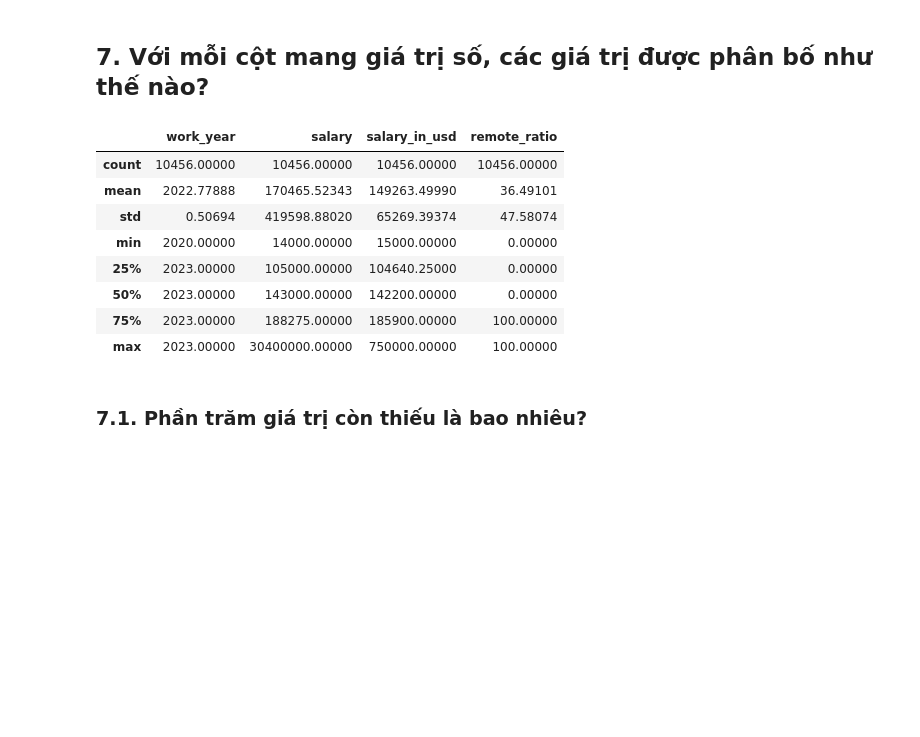
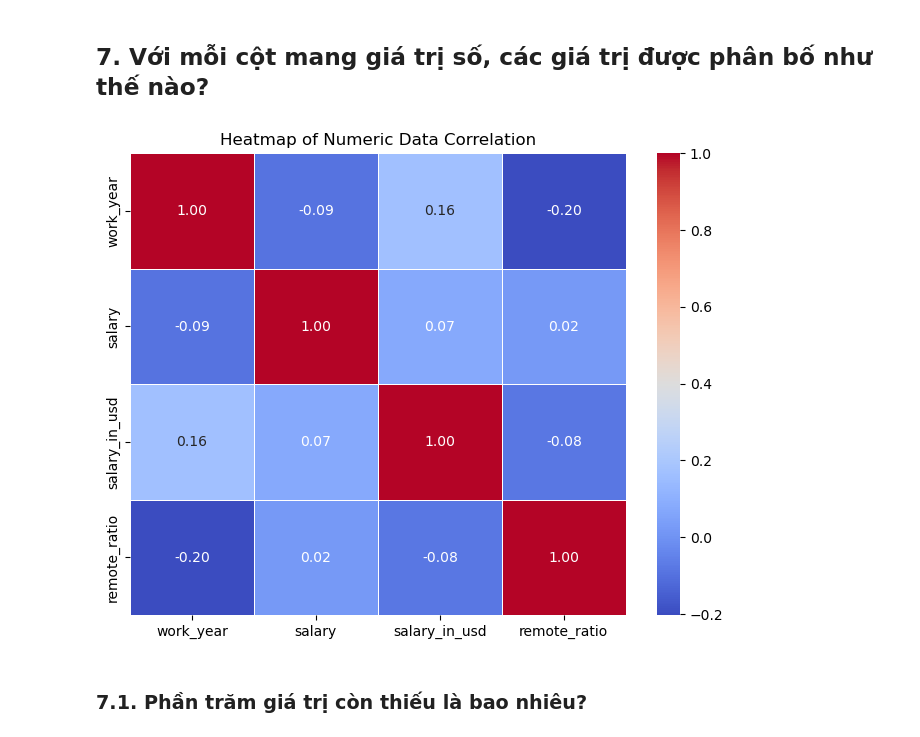
Before and after one commit to HoangNguyen31/P4DS_Final-Project, a Jupyter notebook: Project.ipynb, the cells around one changed output. Saved outputs shown, nothing was run; the diff lists cells and outputs as text; code cells hidden in the pictures; blank space fills up the shorter version.

Commit message:
Fix numerical df

```diff
--- a/Project.ipynb
+++ b/Project.ipynb
@@ -173,17 +173,19 @@ Có 7 cột dữ liệu mang thuộc tính phân loại.
 # %% [markdown]
 ## 7. Với mỗi cột mang giá trị số, các giá trị được phân bố như thế nào?
 # %%
-numerical_df.describe()
+# Chọn các cột số từ DataFrame
+numeric_columns = df.select_dtypes(include=['int', 'float'])
+
+# Tạo ma trận tương quan
+correlation_matrix = numeric_columns.corr()
+
+# Vẽ heatmap
+plt.figure(figsize=(8, 6))
+sns.heatmap(correlation_matrix, annot=True, cmap='coolwarm', fmt=".2f", linewidths=.5)
+plt.title('Heatmap of Numeric Data Correlation')
+plt.show()
 # %% [output]
-|  | work_year | salary | salary_in_usd | remote_ratio |
-| count | 10456.00000 | 10456.00000 | 10456.00000 | 10456.00000 |
-| mean | 2022.77888 | 170465.52343 | 149263.49990 | 36.49101 |
-| std | 0.50694 | 419598.88020 | 65269.39374 | 47.58074 |
-| min | 2020.00000 | 14000.00000 | 15000.00000 | 0.00000 |
-| 25% | 2023.00000 | 105000.00000 | 104640.25000 | 0.00000 |
-| 50% | 2023.00000 | 143000.00000 | 142200.00000 | 0.00000 |
-| 75% | 2023.00000 | 188275.00000 | 185900.00000 | 100.00000 |
-| max | 2023.00000 | 30400000.00000 | 750000.00000 | 100.00000 |
+[figure, added]
 # %% [markdown]
 ### 7.1. Phần trăm giá trị còn thiếu là bao nhiêu?
 # %%
```
Also changed, not shown: parts of 2 cells of this notebook.
